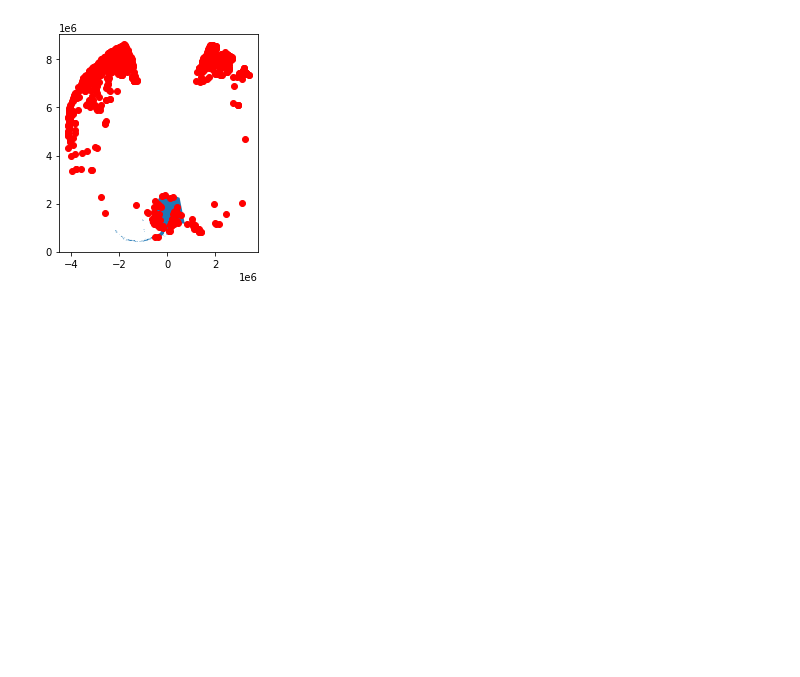
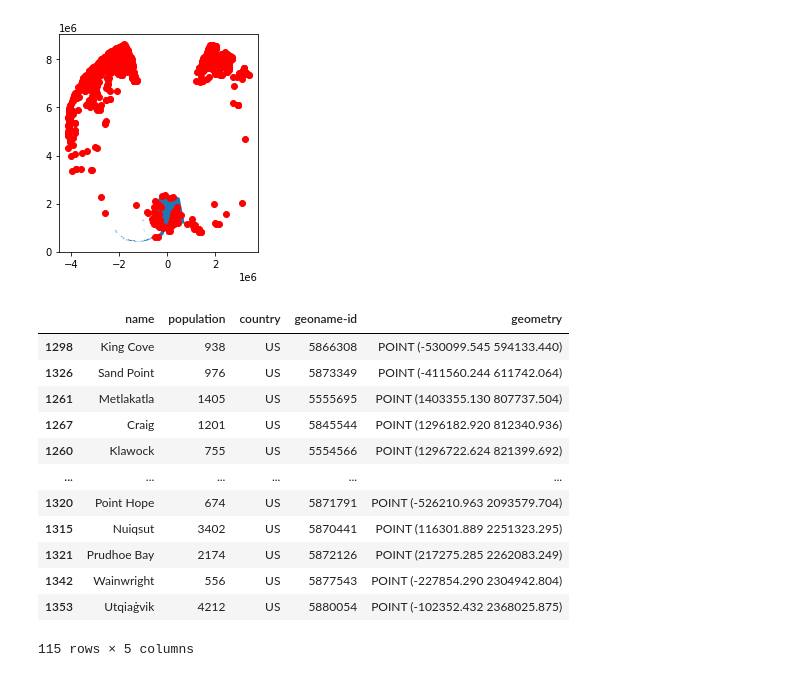
Before and after one commit to carmengg/eds-220-book, a Jupyter notebook: drafts-lectures/lesson-13-clip.ipynb, the cells around one changed output. Cells and saved outputs as stored; diff of their text form; code cells hidden in the pictures; blank space fills up the shorter version.

```diff
--- a/drafts-lectures/lesson-13-clip.ipynb
+++ b/drafts-lectures/lesson-13-clip.ipynb
@@ -82,3 +82,20 @@ communities.plot(ax=ax, color='red')
 # %% [output]
 <AxesSubplot:>
 [figure]
+# %%
+ak_comms = gpd.clip(communities,alaska)
+ak_comms
+# %% [output]
+|  | name | population | country | geoname-id | geometry |
+| 1298 | King Cove | 938 | US | 5866308 | POINT (-530099.545 594133.440) |
+| 1326 | Sand Point | 976 | US | 5873349 | POINT (-411560.244 611742.064) |
+| 1261 | Metlakatla | 1405 | US | 5555695 | POINT (1403355.130 807737.504) |
+| 1267 | Craig | 1201 | US | 5845544 | POINT (1296182.920 812340.936) |
+| 1260 | Klawock | 755 | US | 5554566 | POINT (1296722.624 821399.692) |
+| ... | ... | ... | ... | ... | ... |
+| 1320 | Point Hope | 674 | US | 5871791 | POINT (-526210.963 2093579.704) |
+| 1315 | Nuiqsut | 3402 | US | 5870441 | POINT (116301.889 2251323.295) |
+| 1321 | Prudhoe Bay | 2174 | US | 5872126 | POINT (217275.285 2262083.249) |
+| 1342 | Wainwright | 556 | US | 5877543 | POINT (-227854.290 2304942.804) |
+| 1353 | Utqiaġvik | 4212 | US | 5880054 | POINT (-102352.432 2368025.875) |
+115 rows × 5 columns
```
Also changed, not shown: parts of 7 cells of this notebook.
